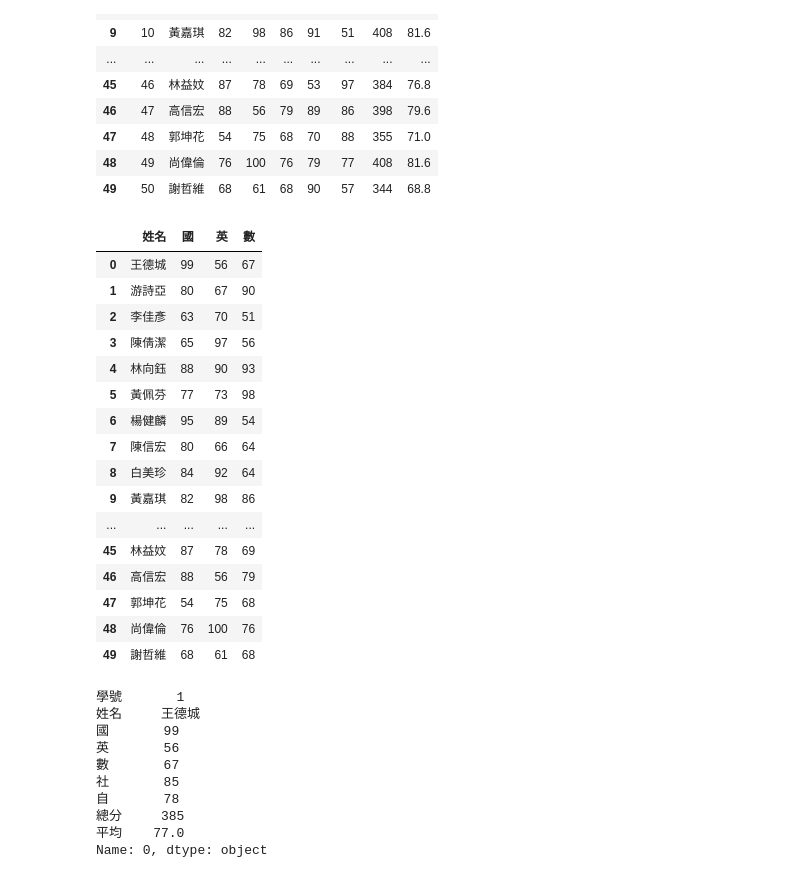
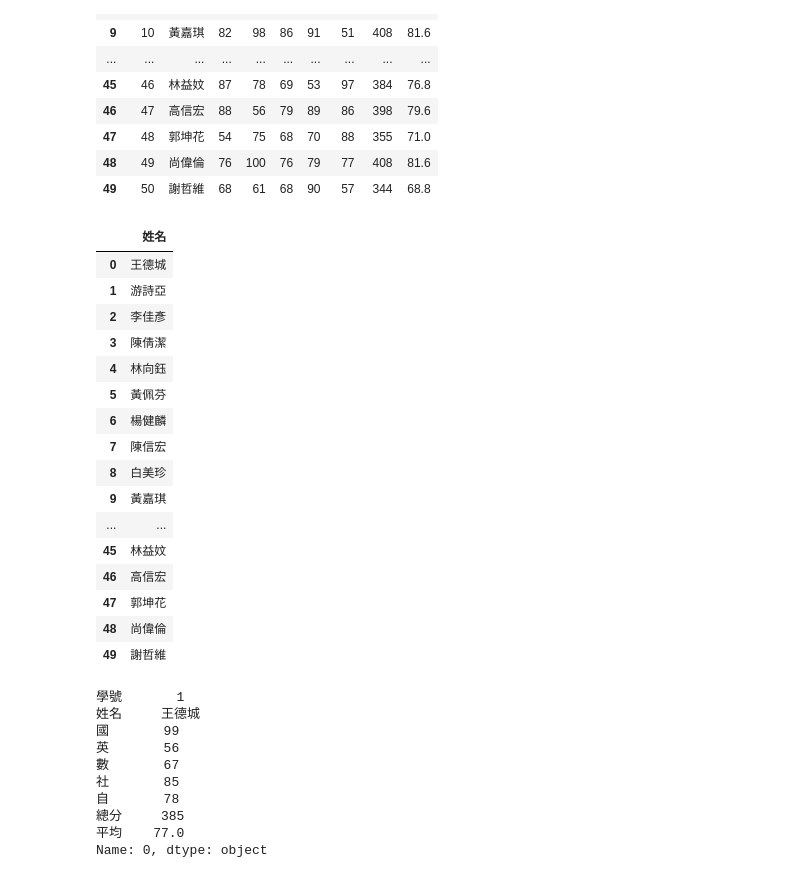
Before and after one commit to kevin20230725/2023__07__29, a Jupyter notebook: lesson17_4.ipynb, the cells around one changed output. Cells and saved outputs as stored; diff of their text form; code cells hidden in the pictures.

```diff
--- a/lesson17_4.ipynb
+++ b/lesson17_4.ipynb
@@ -22,24 +22,25 @@ df
 | 49 | 50 | 謝哲維 | 68 | 61 | 68 | 90 | 57 | 344 | 68.8 |
 # %%
 df[['姓名','國','英','數']]
+df[['姓名']]
 # %% [output]
-|  | 姓名 | 國 | 英 | 數 |
-| 0 | 王德城 | 99 | 56 | 67 |
-| 1 | 游詩亞 | 80 | 67 | 90 |
-| 2 | 李佳彥 | 63 | 70 | 51 |
-| 3 | 陳倩潔 | 65 | 97 | 56 |
-| 4 | 林向鈺 | 88 | 90 | 93 |
-| 5 | 黃佩芬 | 77 | 73 | 98 |
-| 6 | 楊健麟 | 95 | 89 | 54 |
-| 7 | 陳信宏 | 80 | 66 | 64 |
-| 8 | 白美珍 | 84 | 92 | 64 |
-| 9 | 黃嘉琪 | 82 | 98 | 86 |
-| ... | ... | ... | ... | ... |
-| 45 | 林益妏 | 87 | 78 | 69 |
-| 46 | 高信宏 | 88 | 56 | 79 |
-| 47 | 郭坤花 | 54 | 75 | 68 |
-| 48 | 尚偉倫 | 76 | 100 | 76 |
-| 49 | 謝哲維 | 68 | 61 | 68 |
+|  | 姓名 |
+| 0 | 王德城 |
+| 1 | 游詩亞 |
+| 2 | 李佳彥 |
+| 3 | 陳倩潔 |
+| 4 | 林向鈺 |
+| 5 | 黃佩芬 |
+| 6 | 楊健麟 |
+| 7 | 陳信宏 |
+| 8 | 白美珍 |
+| 9 | 黃嘉琪 |
+| ... | ... |
+| 45 | 林益妏 |
+| 46 | 高信宏 |
+| 47 | 郭坤花 |
+| 48 | 尚偉倫 |
+| 49 | 謝哲維 |
 # %%
 #iloc[]     索引編號搜尋
 #loc[]      索引搜尋
```
Also changed, not shown: parts of 1 cell of this notebook, 5 other files.
